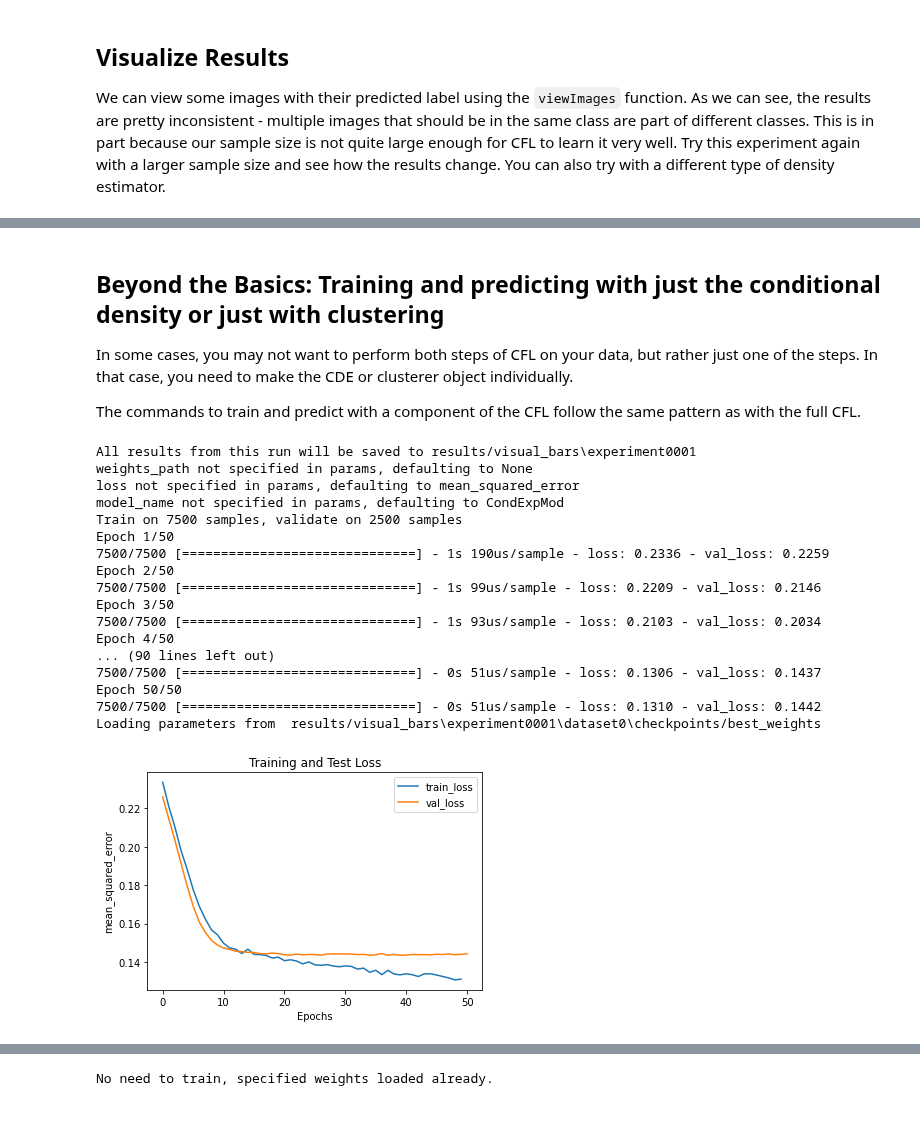
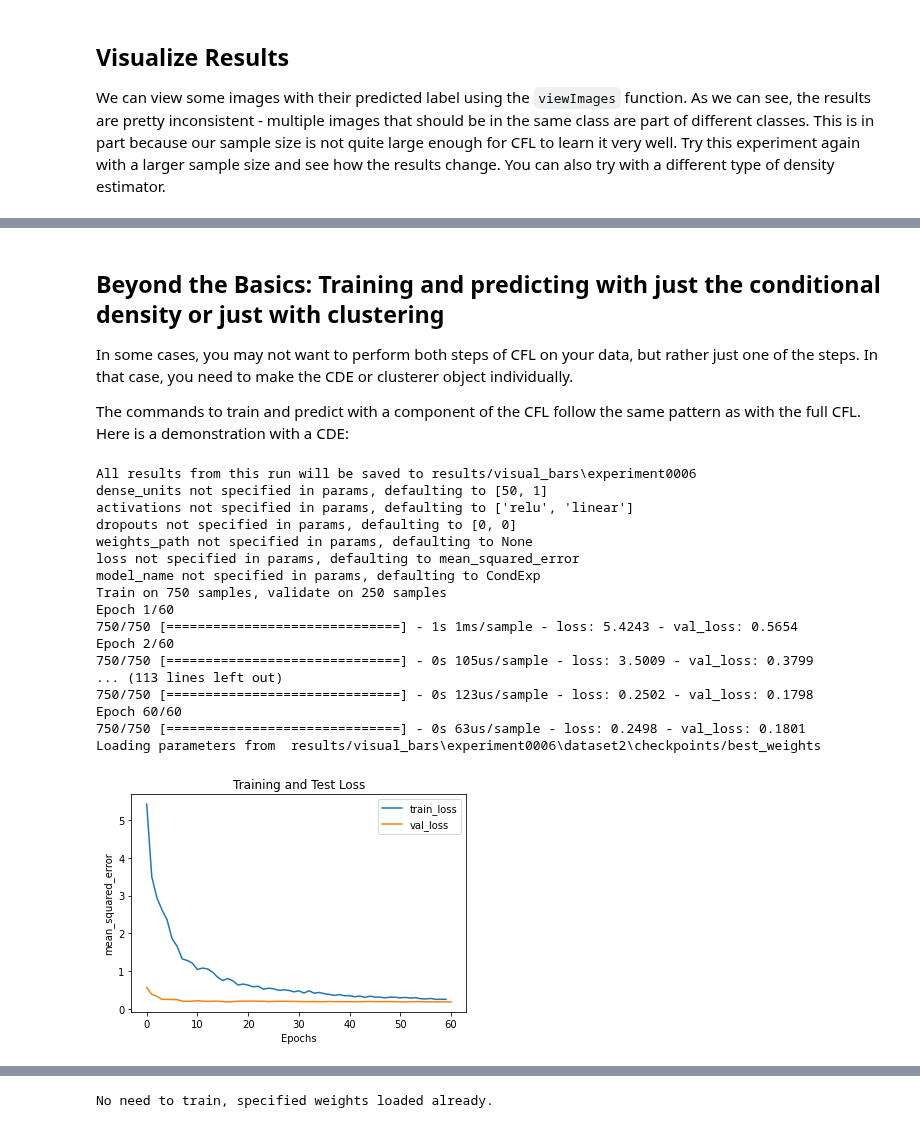
Before and after one commit to eberharf/cfl, a Jupyter notebook: examples/quick_start_guide.ipynb, the cells around one changed output, grey strips where cells are left out. Cells and saved outputs as stored; diff of their text form; code cells hidden in the pictures.

Commit message:
big commit. quick start guide mostly finished. tiny updates to names of files after renaming this morning. visual_bars_vis needs its functions written

```diff
--- a/examples/quick_start_guide.ipynb
+++ b/examples/quick_start_guide.ipynb
@@ -91,10 +96,10 @@ import visual_bars.generate_visual_bars_data as vbd
 # %% [markdown]
 In order to generate visual bars data, we set the number of images we want to generate (`n_samples`), the size of each image in pixels (`im_shape`), and the intensity of random noise in the image (`noise_lvl`). To have reproducible results, we also will set a random seed.
 # %%
-n_samples = 10000
+n_samples = 1000
 im_shape = (10, 10)
 noise_lvl= 0.03
-set_seed = 180
+random_state = 180
 
 # create visual bars data
-vb_data = vbd.VisualBarsData(n_samples=n_samples, im_shape = im_shape, noise_lvl=noise_lvl, set_random_seed=set_seed)
+vb_data = vbd.VisualBarsData(n_samples=n_samples, im_shape = im_shape, noise_lvl=noise_lvl, set_random_seed=random_state)
@@ -249,54 +283,51 @@ vb_data.viewImages(n_images=50, x_lbls=train_results[0][:50])
 
 In some cases, you may not want to perform both steps of CFL on your data, but rather just one of the steps. In that case, you need to make the CDE or clusterer object individually.
 
-The commands to train and predict with a component of the CFL follow the same pattern as with the full CFL.
+The commands to train and predict with a component of the CFL follow the same pattern as with the full CFL. Here is a demonstration with a CDE:
 # %%
 # save experiment results from this CFL configuration across all datasets to 'results/visual_bars/experiment000x'
 # note: each new instantiation of ExperimentSaver will create a new experiment000x directory.
-experiment_saver = ExperimentSaver('results/visual_bars')
+experiment_saver2 = ExperimentSaver('results/visual_bars')
 
 # construct dataset. this will save all dataset-specific results to 'results/visual_bars/experiment000x/dataset0'
-dataset0 = Dataset(X, Y, dataset_label='dataset0', experiment_saver=experiment_saver)
+dataset2 = Dataset(X, Y, dataset_label='dataset2', experiment_saver=experiment_saver2)
 
 # generic data parameters
 data_info = { 'X_dims' : X.shape,
               'Y_dims' : Y.shape }
 
 # conditional density estimator parameters
 CDE_params = { 'batch_size'  : 32,
                'optimizer'   : 'adam',
-               'n_epochs'    : 50,
+               'n_epochs'    : 60,
+               'opt_config'  : {'lr': 1e-3},
                'verbose'     : 1,
-               'opt_config'  : {'lr': 1e-4},
-               'dense_units' : [50, 50, data_info['Y_dims'][1]],
-               'activations' : ['relu', 'relu', 'sigmoid'],
-               'dropouts'    : [0.2, 0.2, 0],
                'show_plot'   : False }
 
 # construct a CDE object (no saver specified - results will not be saved)
-CDE_object = cfl.density_estimation_methods.condExpMod.CondExpMod(data_info, CDE_params, experiment_saver=experiment_saver)
+CDE_object = cfl.density_estimation_methods.condExpVB.CondExpVB(data_info, CDE_params, experiment_saver=experiment_saver)
 
 # training a CDE object is very straightforward!
-CDE_object.train(dataset0, standardize=False, best=True)
+CDE_object.train(dataset2, standardize=False, best=True)
 
 #predicting with it is also easy!
-pyx = CDE_object.predict(dataset0)
+pyx = CDE_object.predict(dataset2)
 # %% [output]
-All results from this run will be saved to results/visual_bars\experiment0001
+All results from this run will be saved to results/visual_bars\experiment0006
+dense_units not specified in params, defaulting to [50, 1]
+activations not specified in params, defaulting to ['relu', 'linear']
+dropouts not specified in params, defaulting to [0, 0]
 weights_path not specified in params, defaulting to None
 loss not specified in params, defaulting to mean_squared_error
-model_name not specified in params, defaulting to CondExpMod
-Train on 7500 samples, validate on 2500 samples
-Epoch 1/50
-7500/7500 [==============================] - 1s 190us/sample - loss: 0.2336 - val_loss: 0.2259
-Epoch 2/50
-7500/7500 [==============================] - 1s 99us/sample - loss: 0.2209 - val_loss: 0.2146
-Epoch 3/50
-7500/7500 [==============================] - 1s 93us/sample - loss: 0.2103 - val_loss: 0.2034
-Epoch 4/50
-... (90 lines left out)
-7500/7500 [==============================] - 0s 51us/sample - loss: 0.1306 - val_loss: 0.1437
-Epoch 50/50
-7500/7500 [==============================] - 0s 51us/sample - loss: 0.1310 - val_loss: 0.1442
-Loading parameters from  results/visual_bars\experiment0001\dataset0\checkpoints/best_weights
+model_name not specified in params, defaulting to CondExp
+Train on 750 samples, validate on 250 samples
+Epoch 1/60
+750/750 [==============================] - 1s 1ms/sample - loss: 5.4243 - val_loss: 0.5654
+Epoch 2/60
+750/750 [==============================] - 0s 105us/sample - loss: 3.5009 - val_loss: 0.3799
+... (113 lines left out)
+750/750 [==============================] - 0s 123us/sample - loss: 0.2502 - val_loss: 0.1798
+Epoch 60/60
+750/750 [==============================] - 0s 63us/sample - loss: 0.2498 - val_loss: 0.1801
+Loading parameters from  results/visual_bars\experiment0006\dataset2\checkpoints/best_weights
-[figure, old version]
+[figure, new version]
```
Also changed, not shown: parts of 37 cells of this notebook, 12 other files.
